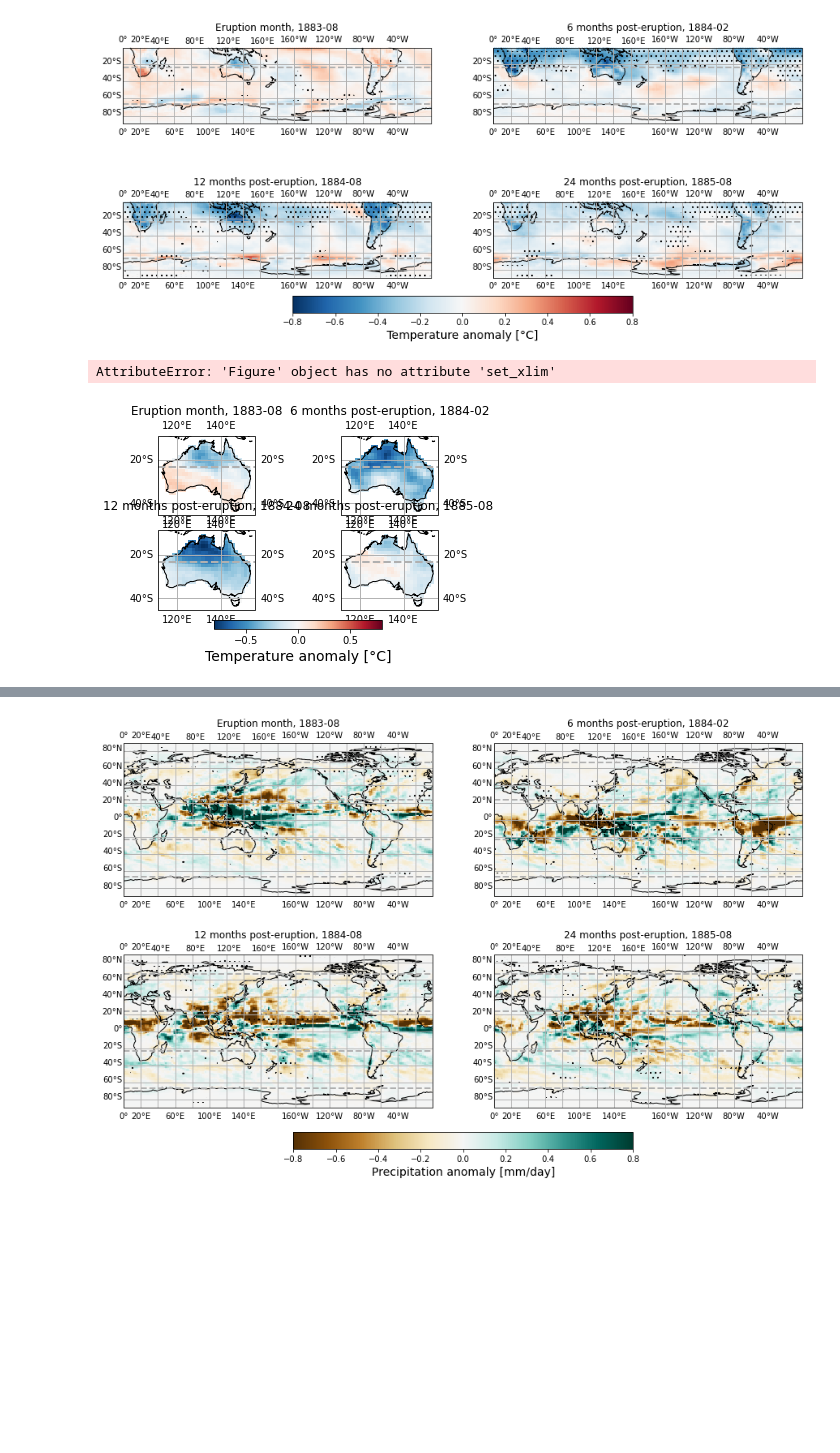
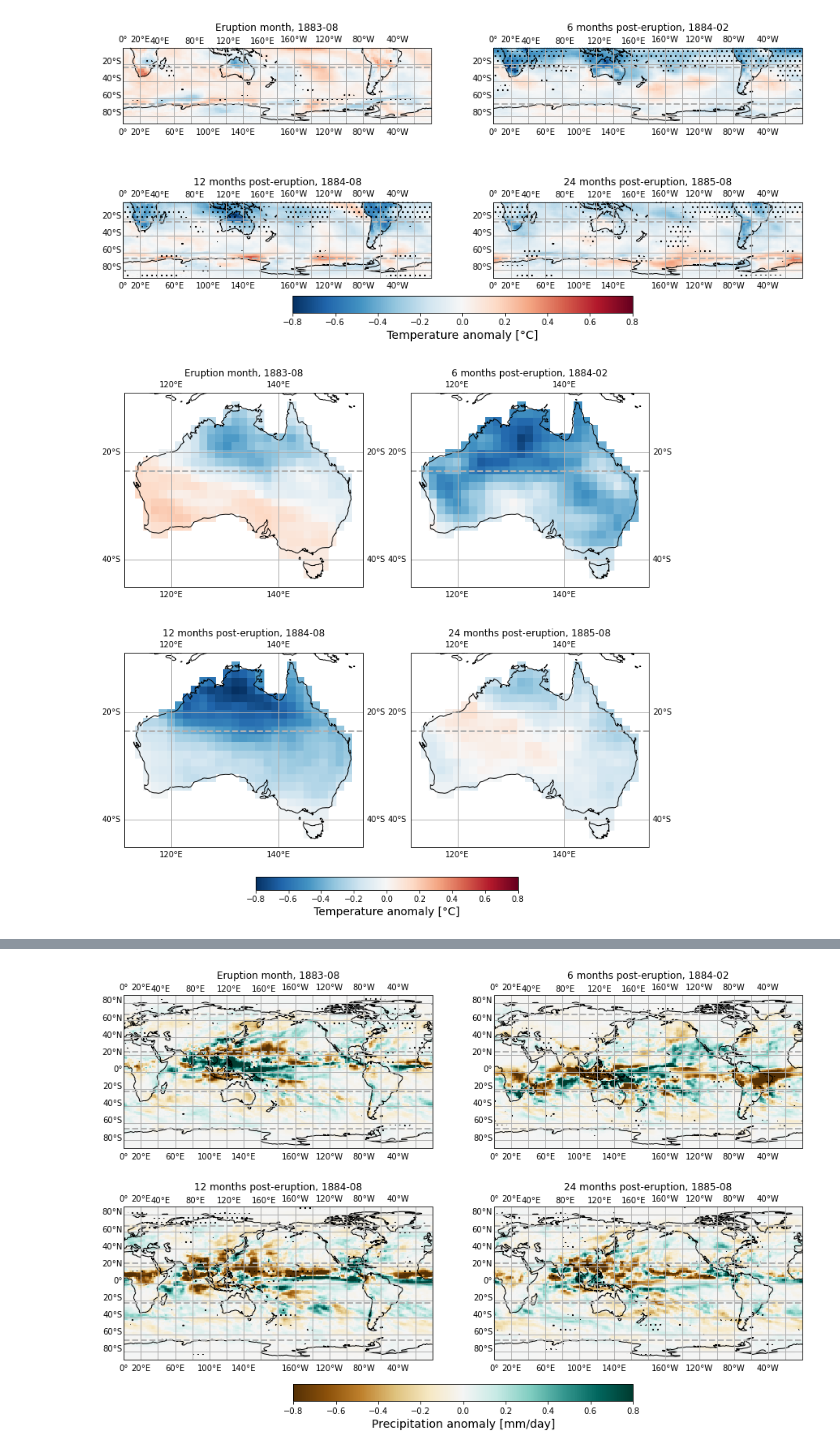
Before and after one commit to kbongi/masters_research, a Jupyter notebook: Spatial_Plots_2020.12.22.ipynb, the cells around one changed output, grey strips where cells are left out. Cells and saved outputs as stored; diff of their text form; code cells hidden in the pictures; blank space fills up the shorter version.

```diff
--- a/Spatial_Plots_2020.12.22.ipynb
+++ b/Spatial_Plots_2020.12.22.ipynb
@@ -191,21 +191,18 @@ fig.set_figheight(8) # these two parameters change the figure height and width
 plt.savefig('spatial_tas_SH.png', dpi=300, bbox_inches='tight')
 # %% [output]
 [figure]
-# %%
-func2 = reload(func2)
 # %%
 # plot of Aus monthly model mean temperature
-fig = func2.spatial_plot(2, 2, K_mmm_mon_Aus.tas, cmax_tas, K_dates, titles, 'RdBu_r', f'Temperature anomaly [{deg}C]')
+fig = func2.spatial_plot(2, 2, K_mmm_mon_Aus.tas, cmax_tas, K_dates, titles, 'RdBu_r', f'Temperature anomaly [{deg}C]', 0)
 
-fig.set_xlim(min(K_mmm_mon_Aus.lon), max(K_mmm_mon_Aus.lon))
-fig.set_ylim(min(K_mmm_mon_Aus.lat), max(K_mmm_mon_Aus.lat))
+# fig.set_xlim(min(K_mmm_mon_Aus.lon), max(K_mmm_mon_Aus.lon))
+# fig.set_ylim(min(K_mmm_mon_Aus.lat), max(K_mmm_mon_Aus.lat))
 
 fig.set_figwidth(12)
 fig.set_figheight(14) # these two parameters change the figure height and width
 
 plt.savefig('spatial_tas_Aus.png', dpi=300, bbox_inches='tight')
 # %% [output]
-AttributeError: 'Figure' object has no attribute 'set_xlim'
-[figure, old version]
+[figure, new version]
 # %%
 # plot of EA monthly model mean temperature
```
Also changed, not shown: parts of 7 cells of this notebook.
